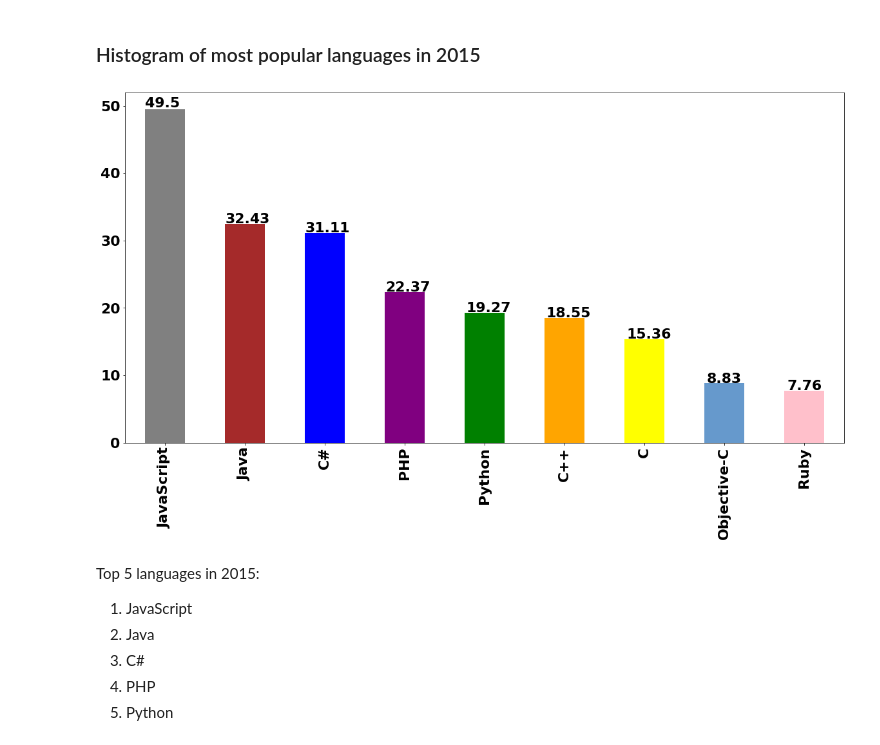
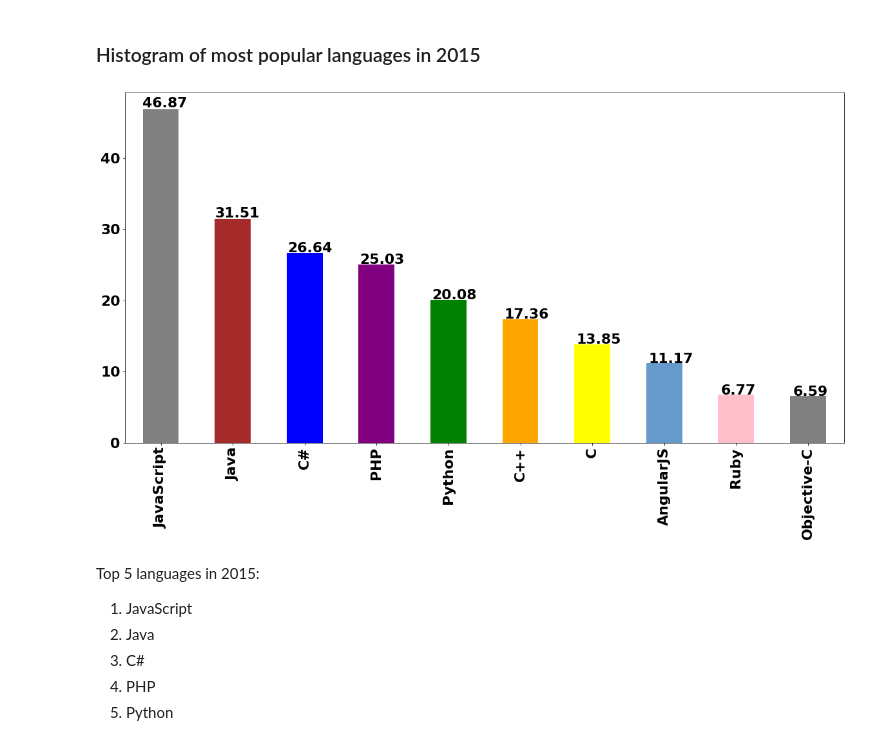
Before and after one commit to alfreedolf/stackoverflow_multiple_years, a Jupyter notebook: notebooks/1.LanguagesPopularityByYear.ipynb, the cells around one changed output. Cells and saved outputs as stored; diff of their text form; code cells hidden in the pictures.

```diff
--- a/notebooks/1.LanguagesPopularityByYear.ipynb
+++ b/notebooks/1.LanguagesPopularityByYear.ipynb
@@ -927,9 +911,11 @@ dtype: int64
 # %%
-exclusion_list += ["Current Lang & Tech: Node.js", "Current Lang & Tech: AngularJS", "Current Lang & Tech: Wordpress", "Current Lang & Tech: iOS",
-                   "Current Lang & Tech: LAMP", "Current Lang & Tech: Arduino", "Current Lang & Tech: Cloud", "Current Lang & Tech: Redis",
-                   "Current Lang & Tech: Swift", "Current Lang & Tech: Cordova", "Current Lang & Tech: Windows Phone", "Current Lang & Tech: Sharepoint",
-                   "Current Lang & Tech: Hadoop", "Current Lang & Tech: Cassandra", "Current Lang & Tech: Salesforce", "Current Lang & Tech: Spark"]
-entries_merge_list = [("C", "C++11")]
+exclusion_list = ["Current Lang & Tech: SQL", "Current Lang & Tech: SQL Server", "Current Lang & Tech: Android",
+                  "Current Lang & Tech: iOS", "Current Lang & Tech: LAMP", "Current Lang & Tech: C++11", "Current Lang & Tech: MongoDB",
+                  "Current Lang & Tech: Arduino", "Current Lang & Tech: Cloud", "Current Lang & Tech: Redis", "Current Lang & Tech: Cordova",
+                  "Current Lang & Tech: Windows Phone", "Current Lang & Tech: Sharepoint", "Current Lang & Tech: Hadoop", "Current Lang & Tech: Cassandra",
+                  "Current Lang & Tech: Salesforce", "Current Lang & Tech: Spark"]
+
+entries_merge_list = [("JavaScript", "Node.js")]
 # %%
 # instantiating  a LanguagesStatsExtractor object
 lre_15 = LanguagesRankingExtractor(df_surveys_15, columns_selection_criteria=proficiency_columns_range_2015, exclusion_list=exclusion_list, prefix_to_remove='Current Lang & Tech: ', entries_merge_list=entries_merge_list)
@@ -959,5 +923,0 @@ exclusion_list += ["Current Lang & Tech: iOS", "Current Lang & Tech: LAMP", "Cur
-# %%
-# instantiating  a LanguagesStatsExtractor object
-lre_15 = LanguagesRankingExtractor(df_surveys_15, columns_selection_criteria=proficiency_columns_range_2015, exclusion_list=exclusion_list, prefix_to_remove='Current Lang & Tech: ')
-# computing languages proficiency ranking in 2013
-s_2015_proficiencies_stats = lre_15.get_stats()
@@ -974,8 +924,3 @@ exclusion_list += ["Current Lang & Tech: MongoDB"]
-# %%
-# instantiating  a LanguagesStatsExtractor object
-lre_15 = LanguagesRankingExtractor(df_surveys_15, columns_selection_criteria=proficiency_columns_range_2015, exclusion_list=exclusion_list, prefix_to_remove='Current Lang & Tech: ')
-# computing languages proficiency ranking in 2013
-s_2015_proficiencies_stats = lre_15.get_stats()
 # %%
 # having a look at top ten most popular languages in 2015
 s_2015_proficiencies_top_10 = s_2015_proficiencies_stats['top ten']
@@ -1047,12 +990,12 @@ languages_palette['Visual Basic'] = "#0A36AF"
 ### Histogram of most popular languages in 2015
 # %%
 # plotting data
-ax_15 = s_2014_proficiencies_percentages['top ten proficiency percentages'].plot.bar(color=languages_palette_list)
+ax_15 = s_2015_proficiencies_percentages['top ten proficiency percentages'].plot.bar(color=languages_palette_list)
 # annotating values on top of each bar, for readability
 for p in ax_15.patches:
     ax_15.annotate(str(round(p.get_height(), 2)), (p.get_x() * 1.005, p.get_height() * 1.005))
 # %% [output]
-[figure, old version]
+[figure, new version]
 # %% [markdown]
 Top 5 languages in 2015: <br>
 1. JavaScript
```
Also changed, not shown: parts of 35 cells of this notebook, 3 other files.
